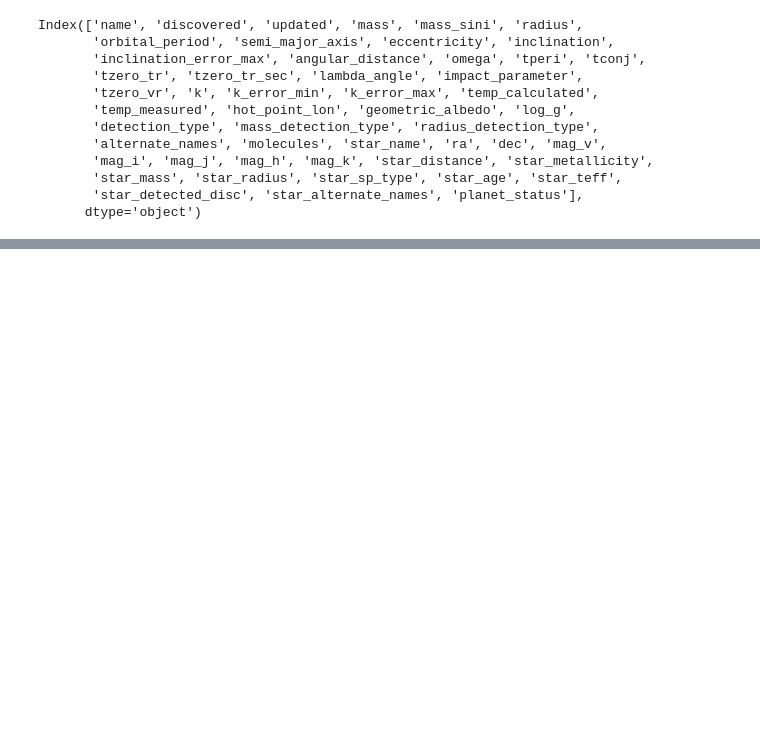
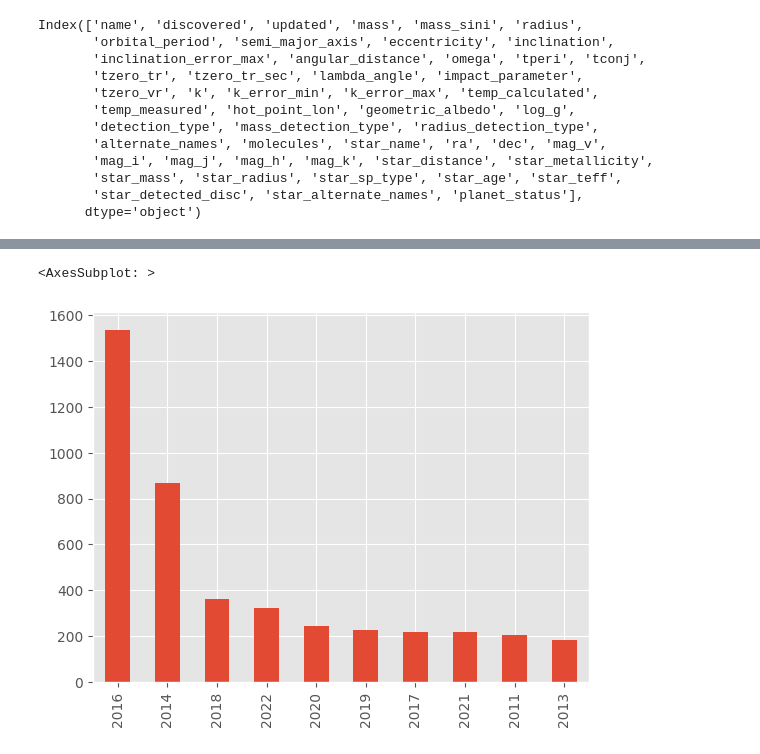
Before and after one commit to miraceti/Python_codes, a Jupyter notebook: pandas/pandas4.ipynb, the cells around one changed output, grey strips where cells are left out. Cells and saved outputs as stored; diff of their text form; code cells hidden in the pictures; blank space fills up the shorter version.

Commit message:
anime1

```diff
--- a/pandas/pandas4.ipynb
+++ b/pandas/pandas4.ipynb
@@ -358,3 +356,19 @@ print(df2)
 
 #on peut aussi supprimer des lignes vide
 #df.dropna(subset = "Phone_Number", inplace=True)
+# %%
+ #New anime study
+import pandas as pd
+import numpy as np
+import matplotlib.pylab as plt
+import seaborn as sns
+import scipy
+plt.style.use('ggplot')
+pd.set_option('display.max_columns', 100)
+# %%
+import json
+with open('exoplaneteu_catalog-1.json') as f:
+    data = json.load(f)
+
+df2 = pd.DataFrame(data)
+print(df2)
@@ -360,0 +596,4 @@ print(df2)
+# %%
+df = df.rename(columns={'mass':'Masse',
+                   'radius':'Rayon'})
+df
@@ -360,0 +786,4 @@ print(df2)
+# %%
+df = df.loc[~df.duplicated(subset=['star_name','name'])] \
+.reset_index(drop=True).copy()
+df.shape
@@ -360,0 +845,7 @@ print(df2)
+# %%
+df['discovered'].value_counts()\
+.head(10)\
+.plot(kind='bar')
+# %% [output]
+<AxesSubplot: >
+[figure, added]
```
Also changed, not shown: parts of 85 cells of this notebook, 4 other files.
